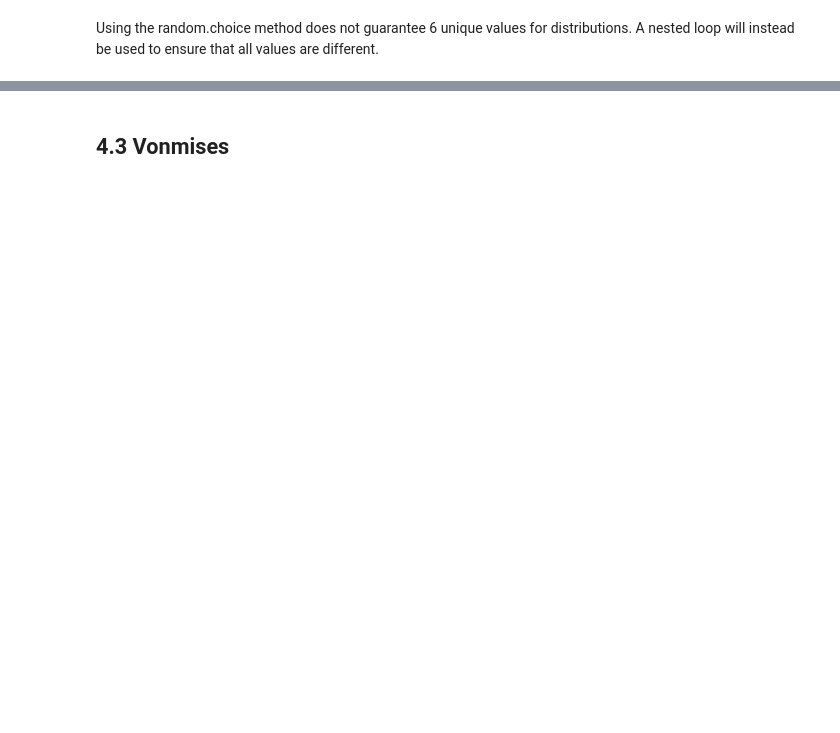
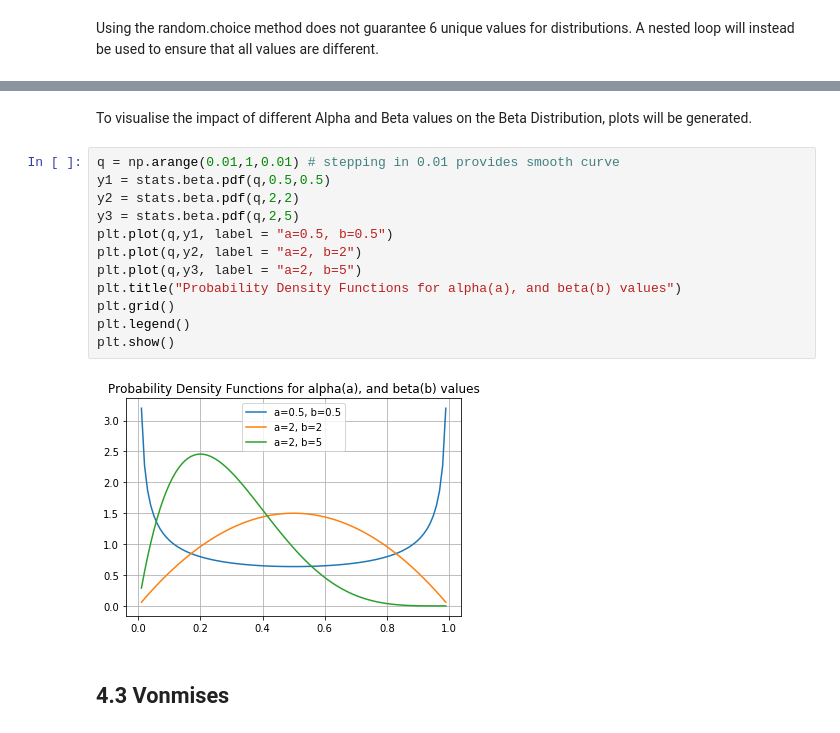
Before and after one commit to healyshane/programming_for_data_analysis-practical_assignment, a Jupyter notebook: Programming for Data Analysis_Assignment.ipynb, the cells around one changed output, grey strips where cells are left out. Saved outputs shown, nothing was run; the diff lists cells and outputs as text; blank space fills up the shorter version.

```diff
--- a/Programming for Data Analysis_Assignment.ipynb
+++ b/Programming for Data Analysis_Assignment.ipynb
@@ -359,3 +365,19 @@ plt.show()
+# %% [markdown]
+To visualise the impact of different Alpha and Beta values on the Beta Distribution, plots will be generated.
+# %%
+q = np.arange(0.01,1,0.01) # stepping in 0.01 provides smooth curve
+y1 = stats.beta.pdf(q,0.5,0.5)
+y2 = stats.beta.pdf(q,2,2)
+y3 = stats.beta.pdf(q,2,5)
+plt.plot(q,y1, label = "a=0.5, b=0.5")
+plt.plot(q,y2, label = "a=2, b=2")
+plt.plot(q,y3, label = "a=2, b=5")
+plt.title("Probability Density Functions for alpha(a), and beta(b) values")
+plt.grid()
+plt.legend()
+plt.show()
+# %% [output]
+[figure, added]
 # %% [markdown]
 ## 4.3 Vonmises
 # %%
```
Also changed, not shown: parts of 32 cells of this notebook.
